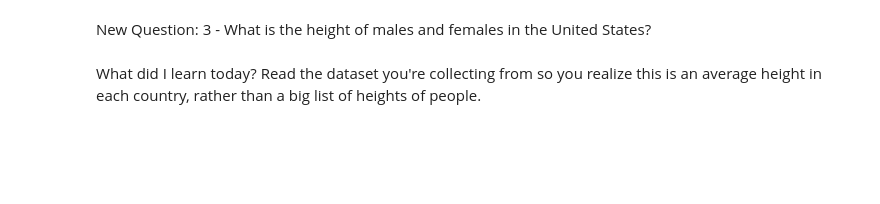
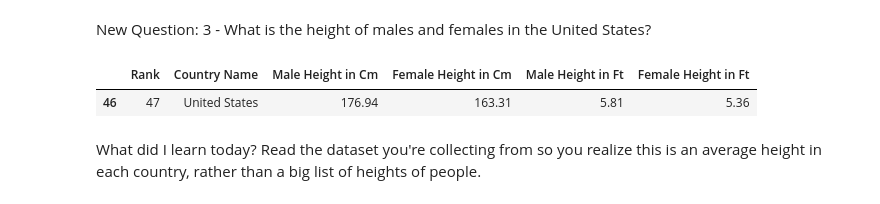
Before and after one commit to NathanHLee/Height-Data, a Jupyter notebook: Height Data.ipynb, the cells around one changed output. Drawn from its saved outputs; the diff is of its cells as text; code cells hidden in the pictures; blank space fills up the shorter version.

```diff
--- a/Height Data.ipynb
+++ b/Height Data.ipynb
@@ -40,8 +90,11 @@ New Question:
 3 - What is the height of males and females in the United States?
 # %%
 # A double datafram, i.e 'males_sorted', lets us narrow our search specifically in the country name column
-males_us = males_sorted[males_sorted['Country Name'] == 'United States']
-males_us.head()
+height_us = height[height['Country Name'] == 'United States']
+height_us.head()
+# %% [output]
+|  | Rank | Country Name | Male Height in Cm | Female Height in Cm | Male Height in Ft | Female Height in Ft |
+| 46 | 47 | United States | 176.94 | 163.31 | 5.81 | 5.36 |
 # %% [markdown]
 What did I learn today? Read the dataset you're collecting from so you realize this
 is an average height in each country, rather than a big list of heights of people.
```
Also changed, not shown: parts of 9 cells of this notebook, 2 other files.
